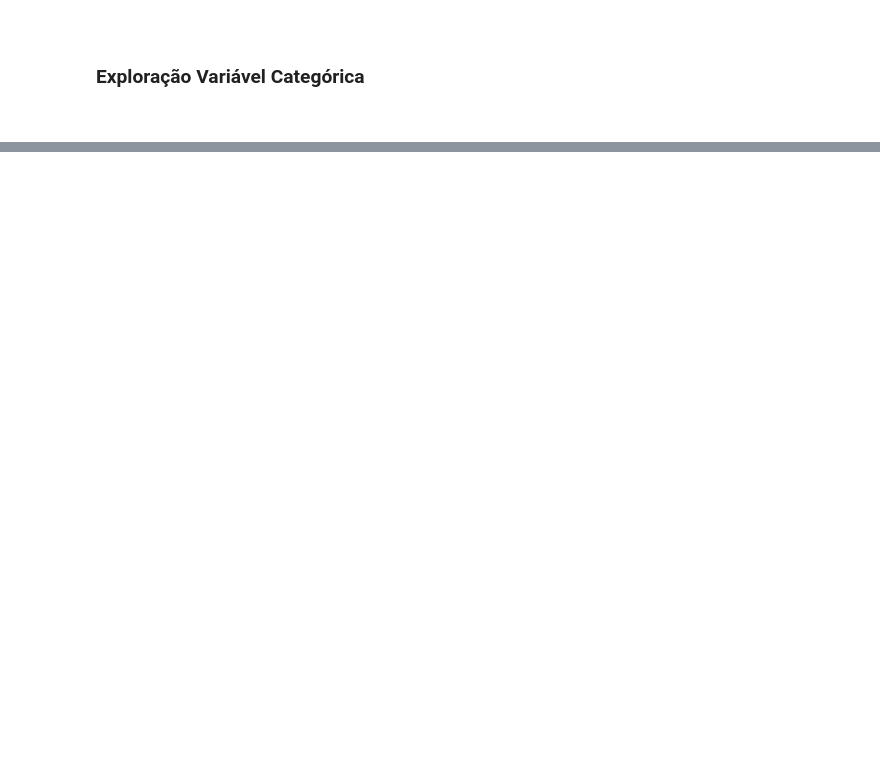
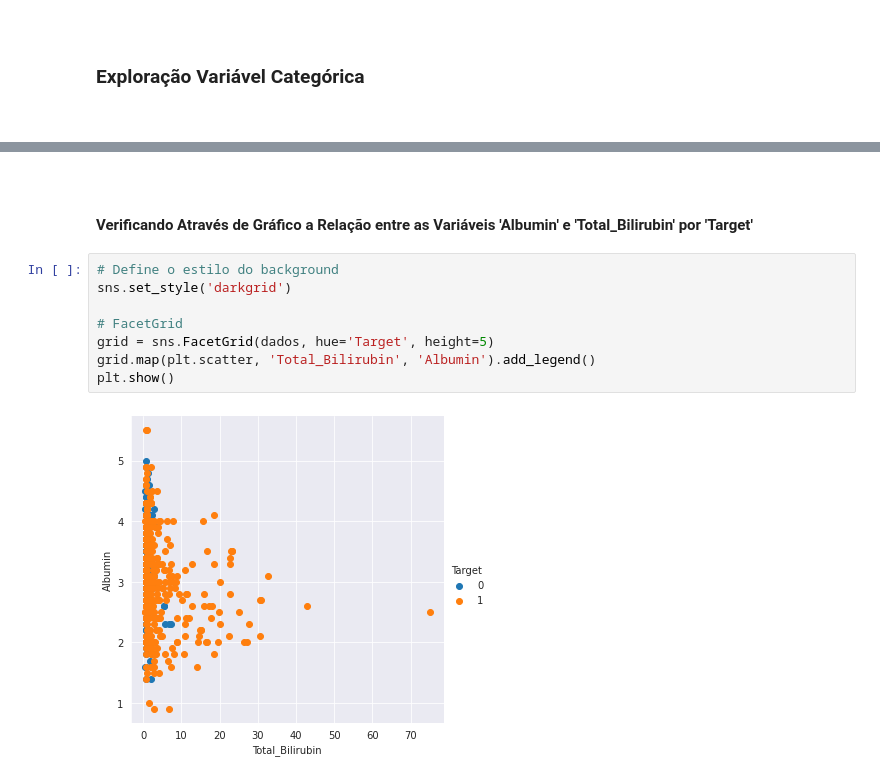
Before and after one commit to EduardoBran/Python_-_Machine_Learning, a Jupyter notebook: 01-Mini-Projeto_-_Construcao_Treinamento_Avaliacao_e_Selecao_de_Modelos_Para_Classificacao.ipynb, the cells around one changed output, grey strips where cells are left out. Drawn from its saved outputs; the diff is of its cells as text; blank space fills up the shorter version.

```diff
--- a/01-Mini-Projeto_-_Construcao_Treinamento_Avaliacao_e_Selecao_de_Modelos_Para_Classificacao.ipynb
+++ b/01-Mini-Projeto_-_Construcao_Treinamento_Avaliacao_e_Selecao_de_Modelos_Para_Classificacao.ipynb
@@ -263,0 +454,14 @@ plt.show()
+# %% [markdown]
+<br>
+
+#### Verificando Através de Gráfico a Relação entre as Variáveis 'Albumin' e 'Total_Bilirubin' por 'Target'
+# %%
+# Define o estilo do background
+sns.set_style('darkgrid')
+
+# FacetGrid
+grid = sns.FacetGrid(dados, hue='Target', height=5)
+grid.map(plt.scatter, 'Total_Bilirubin', 'Albumin').add_legend()
+plt.show()
+# %% [output]
+[figure, added]
```
Also changed, not shown: parts of 44 cells of this notebook, 1 other file.
